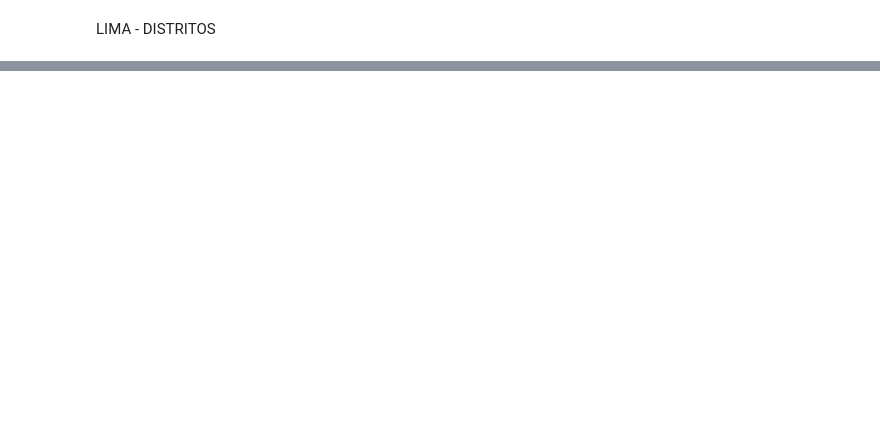
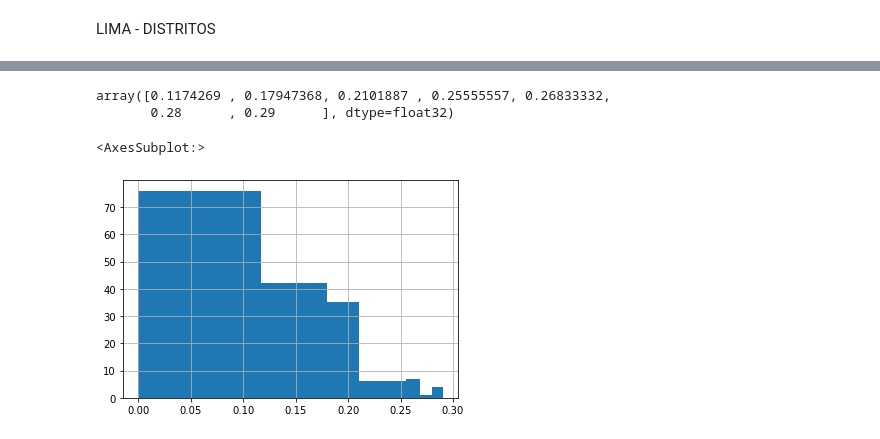
Before and after one commit to ASIEG1/AmaliaREP, a Jupyter notebook: script1.ipynb, the cells around one changed output, grey strips where cells are left out. Drawn from its saved outputs; the diff is of its cells as text; code cells hidden in the pictures; blank space fills up the shorter version.

```diff
--- a/script1.ipynb
+++ b/script1.ipynb
@@ -640,0 +752,23 @@ LIMA - DISTRITOS
+# %%
+np.random.seed(12345) # so we all get the same results!
+
+# let's try 5 intervals
+K=4
+theVar_2=mergDist1.prost
+# same interval width, easy interpretation
+ei5_2 = mapclassify.EqualInterval(theVar_2, k=K)
+# same interval width based on standard deviation, easy - but not as the previous one, poor when high skewness
+msd_2 = mapclassify.StdMean(theVar_2)
+# interval width varies, counts per interval are close, not easy to grasp, repeated values complicate cuts
+q5_2=mapclassify.Quantiles(theVar_2,k=K)
+
+# based on similarity, good for multimodal data
+mb5_2 = mapclassify.MaximumBreaks(theVar_2, k=K)
+# based on similarity, good for skewed data
+ht_2 = mapclassify.HeadTailBreaks(theVar_2) # no K needed
+# based on similarity, optimizer
+fj5_2 = mapclassify.FisherJenks(theVar_2, k=K)
+# based on similarity, optimizer
+jc5_2 = mapclassify.JenksCaspall(theVar_2, k=K)
+# based on similarity, optimizer
+mp5_2 = mapclassify.MaxP(theVar_2, k=K)
@@ -640,0 +816,13 @@ LIMA - DISTRITOS
+# %%
+ht_2.bins
+# %% [output]
+array([0.1174269 , 0.17947368, 0.2101887 , 0.25555557, 0.26833332,
+       0.28      , 0.29      ], dtype=float32)
+# %%
+HT_bins2=list(ht_2.bins)
+HT_bins2.insert(0,theVar_2.min())
+# %%
+mergDist1.prost.hist(bins=HT_bins2)
+# %% [output]
+<AxesSubplot:>
+[figure, added]
```
Also changed, not shown: parts of 17 cells of this notebook, 1 other file.
